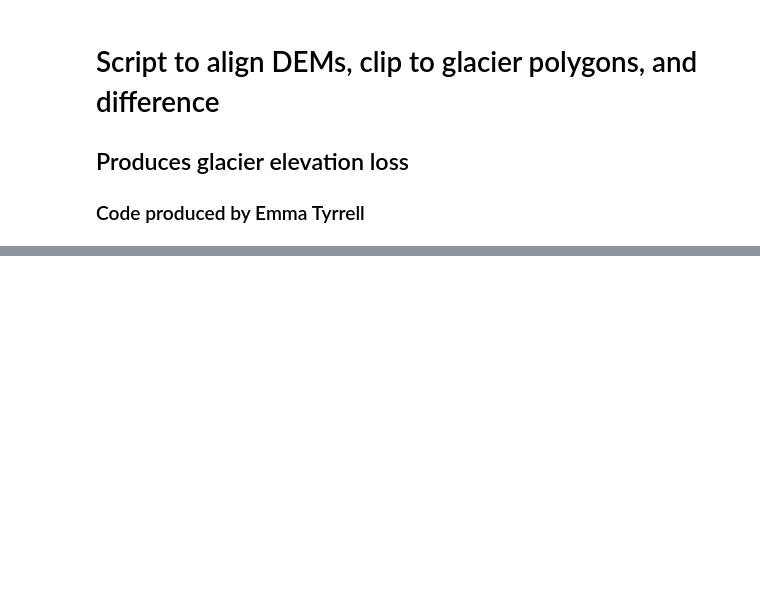
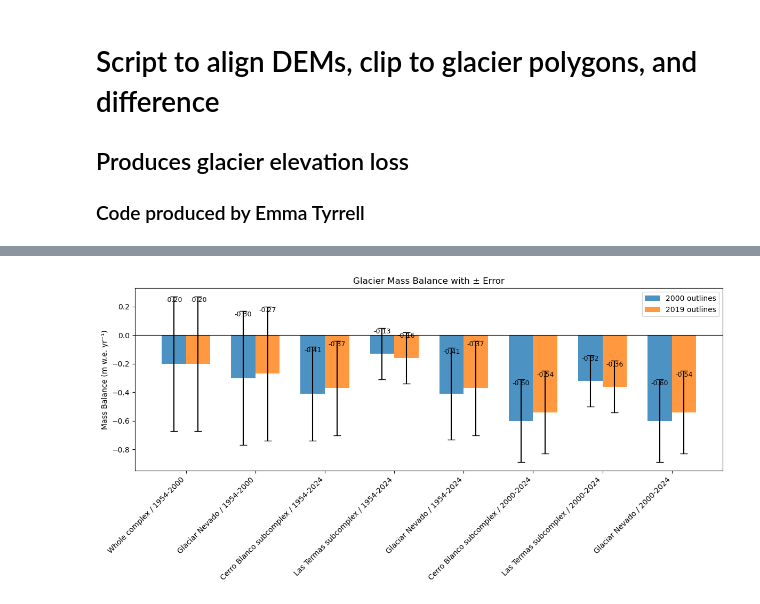
Before and after one commit to millie-spencer/Glacier-DEM-coregistration-and-MB, a Jupyter notebook: 03_DEM_differencing.ipynb, the cells around one changed output, grey strips where cells are left out. Saved outputs shown, nothing was run; the diff lists cells and outputs as text; code cells hidden in the pictures; blank space fills up the shorter version.

```diff
--- a/03_DEM_differencing.ipynb
+++ b/03_DEM_differencing.ipynb
@@ -188,0 +191,81 @@ plt.show()
+# %%
+import pandas as pd
+import matplotlib.pyplot as plt
+import numpy as np
+
+# ----------------------------
+# Define the datasets
+# ----------------------------
+data_2000 = {
+    "Glacier/Year": [
+        "Whole complex / 1954-2000",
+        "Glaciar Nevado / 1954-2000",
+        "Cerro Blanco subcomplex / 1954-2024",
+        "Las Termas subcomplex / 1954-2024",
+        "Glaciar Nevado / 1954-2024",
+        "Cerro Blanco subcomplex / 2000-2024",
+        "Las Termas subcomplex / 2000-2024",
+        "Glaciar Nevado / 2000-2024"
+    ],
+    "MB": [-0.2, -0.3, -0.41, -0.13, -0.41, -0.6, -0.32, -0.6],
+    "Error": [0.47, 0.47, 0.33, 0.18, 0.32, 0.29, 0.18, 0.29]
+}
+
+data_2019 = {
+    "Glacier/Year": [
+        "Whole complex / 1954-2000",
+        "Glaciar Nevado / 1954-2000",
+        "Cerro Blanco subcomplex / 1954-2024",
+        "Las Termas subcomplex / 1954-2024",
+        "Glaciar Nevado / 1954-2024",
+        "Cerro Blanco subcomplex / 2000-2024",
+        "Las Termas subcomplex / 2000-2024",
+        "Glaciar Nevado / 2000-2024"
+    ],
+    "MB": [-0.2, -0.27, -0.37, -0.16, -0.37, -0.54, -0.36, -0.54],
+    "Error": [0.47, 0.47, 0.33, 0.18, 0.33, 0.29, 0.18, 0.29]
+}
+
+df2000 = pd.DataFrame(data_2000)
+df2019 = pd.DataFrame(data_2019)
+
+# ----------------------------
+# Plot grouped bar chart
+# ----------------------------
+x = np.arange(len(df2000))  # positions
+width = 0.35  # width of bars
+
+fig, ax = plt.subplots(figsize=(12,6))
+
+# Bars for each dataset
+bars1 = ax.bar(x - width/2, df2000["MB"], width, yerr=df2000["Error"],
+               capsize=5, label="2000 outlines", alpha=0.8)
+bars2 = ax.bar(x + width/2, df2019["MB"], width, yerr=df2019["Error"],
+               capsize=5, label="2019 outlines", alpha=0.8)
+
+# Labels & formatting
+ax.set_ylabel("Mass Balance (m w.e. yr⁻¹)")
+ax.set_title("Glacier Mass Balance with ± Error")
+ax.set_xticks(x)
+ax.set_xticklabels(df2000["Glacier/Year"], rotation=45, ha="right")
+ax.axhline(0, color="black", linewidth=0.8)  # baseline at 0
+ax.legend()
+
+# ----------------------------
+# Add labels above error bars
+# ----------------------------
+def add_labels(bars, errors):
+    for bar, err in zip(bars, errors):
+        height = bar.get_height()
+        x = bar.get_x() + bar.get_width() / 2
+        # Position label just above the error bar
+        ax.text(x, height - np.sign(height)*err - 0.05,  # offset slightly
+                f"{height:.2f}", ha="center", va="bottom", fontsize=9)
+
+add_labels(bars1, df2000["Error"])
+add_labels(bars2, df2019["Error"])
+
+plt.tight_layout()
+plt.show()
+# %% [output]
+[figure, added]
```
Also changed, not shown: parts of 2 cells of this notebook, 2 other files.
